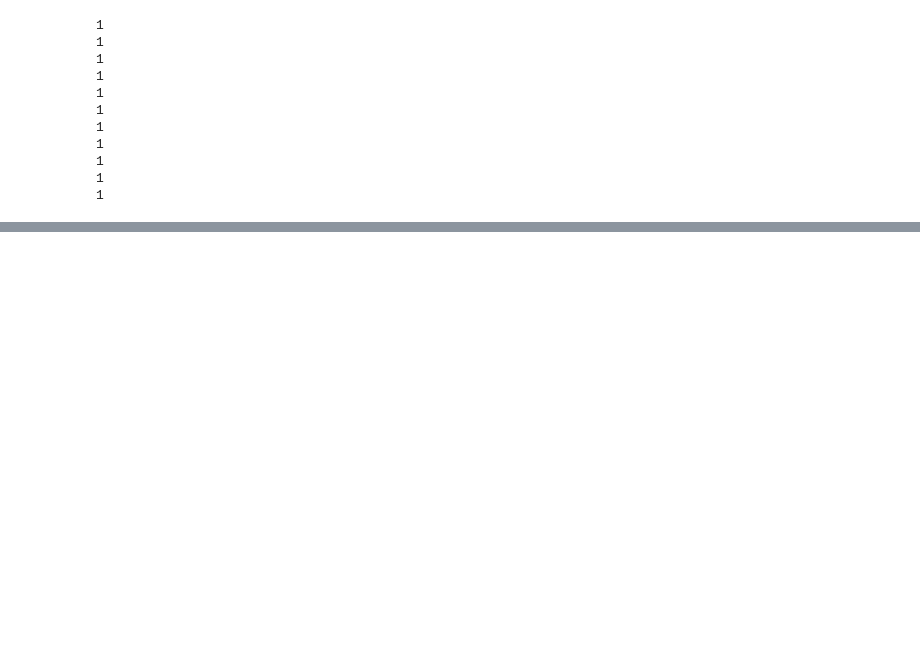
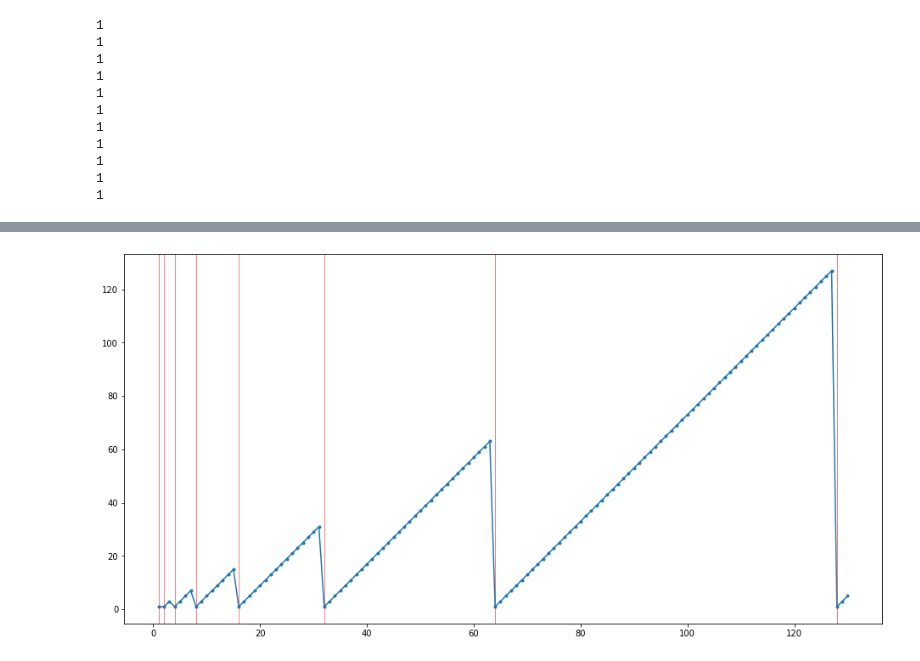
Before and after one commit to mapio/programmazione-e-metodo-scientifico, a Jupyter notebook: index.ipynb, the cells around one changed output, grey strips where cells are left out. Saved outputs shown, nothing was run; the diff lists cells and outputs as text; code cells hidden in the pictures; blank space fills up the shorter version.

```diff
--- a/index.ipynb
+++ b/index.ipynb
@@ -374,0 +392,4 @@ while N <= 1024:
+# %%
+disegna(130)
+# %% [output]
+[figure, added]
```
Also changed, not shown: parts of 8 cells of this notebook, 3 other files.
